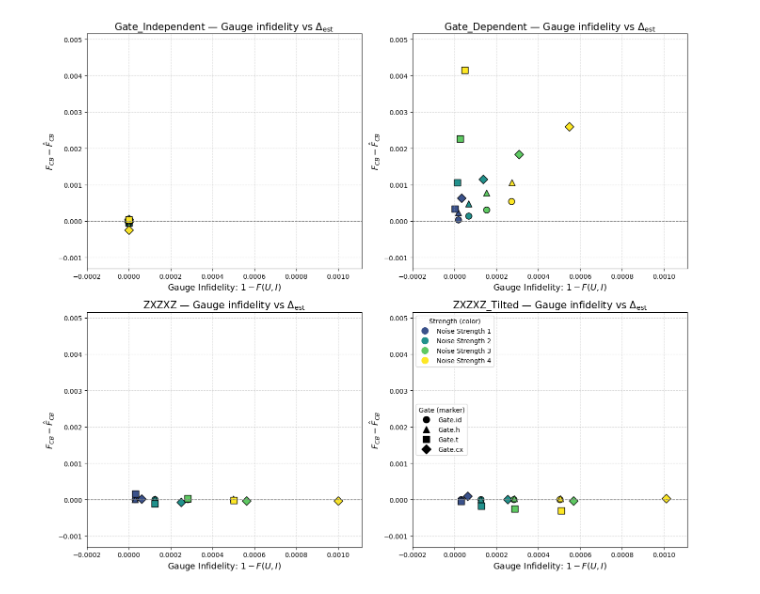
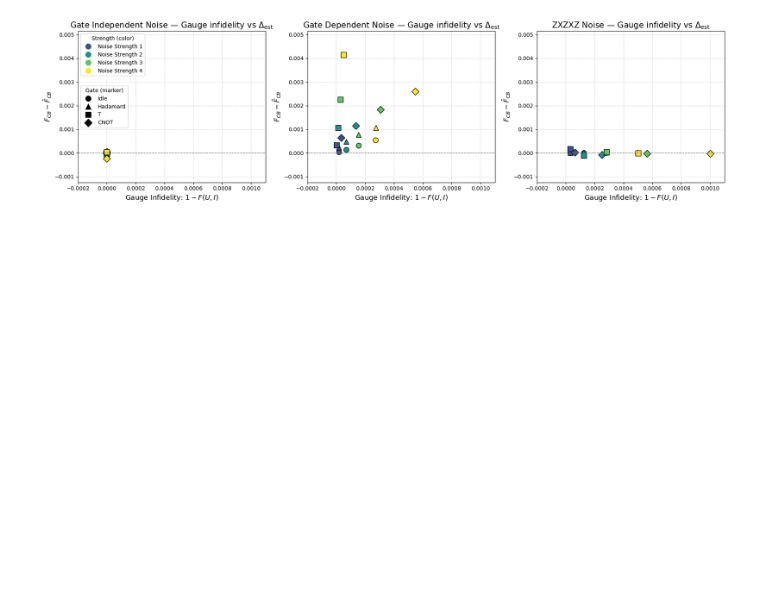
Before and after one commit to DaneshMorales/trueQ, a Jupyter notebook: cb-gauge-numerics/plots copy.ipynb, the cells around one changed output. Drawn from its saved outputs; the diff is of its cells as text; code cells hidden in the pictures; blank space fills up the shorter version.

```diff
--- a/cb-gauge-numerics/plots copy.ipynb
+++ b/cb-gauge-numerics/plots copy.ipynb
@@ -76,31 +103,32 @@ plt.show()
 
 # ---------- Plot 3: Gauge correction gap Δ_gauge = F_CB - F_SCG vs Gate ----------
 
-df["Delta_gauge"] = df["F_CB"] - df["F_SCG"]
+df_filtered["Delta_gauge"] = df_filtered["F_CB"] - df_filtered["F_SCG"]
 
-global_min_ggap = df["Delta_gauge"].min()
-global_max_ggap = df["Delta_gauge"].max()
+global_min_ggap = df_filtered["Delta_gauge"].min()
+global_max_ggap = df_filtered["Delta_gauge"].max()
 pad_g = 0.001
 ymin_ggap = global_min_ggap - pad_g
 ymax_ggap = global_max_ggap + pad_g
 
-fig, axes = plt.subplots(2, 2, figsize=(14, 12), sharey=False)
+fig, axes = plt.subplots(1, 3, figsize=(18, 5), sharey=False)
 
 for ax, model in zip(axes.flatten(), models):
-    sub = df[df["Error_Model"] == model]
+    sub = df_filtered[df_filtered["Error_Model"] == model]
+    model_pretty = sub["Model_pretty"].iloc[0]
     for strength in sorted(sub["Strength"].unique()):
-        ss = sub[sub["Strength"] == strength].set_index("Gate").loc[gates]
+        ss = sub[sub["Strength"] == strength].set_index("Gate_pretty").loc[gates]
         x = np.arange(len(gates))
         ax.scatter(x, ss["Delta_gauge"], label=f"Noise Strength {strength}", s=70)
-    ax.set_title(f"{model} — $\\Delta_{{\\mathrm{{gauge}}}} = F_{{CB}} - F_{{SCG}}$", fontsize=14)
+    ax.set_title(f"{model_pretty} — $\\Delta_{{\\mathrm{{gauge}}}} = F_{{CB}} - F_{{SCG}}$", fontsize=14)
     ax.set_xticks(np.arange(len(gates)))
-    ax.set_xticklabels(gates, rotation=45, fontsize=12)
+    ax.set_xticklabels(gates, rotation=0, fontsize=12)
     ax.set_ylim(ymin_ggap, ymax_ggap)
     ax.set_ylabel("$\\Delta_{\\mathrm{gauge}}$", fontsize=12)
     ax.axhline(0.0, color='gray', linestyle='--', linewidth=1)
     ax.grid(True, linestyle='--', alpha=0.5)
 
-axes[1, 1].legend(title="Strength", fontsize=12)
+axes[0].legend(title="Strength", fontsize=12, loc = 'best')
 plt.tight_layout()
 plt.show()
 # %% [output]
@@ -109,42 +147,41 @@ plt.show()
 # ---------- Plot 4: Gauge Fidelity vs Estimation gap, per model ----------
 
 # Recompute gaps
-df["Delta_est"] = df["F_CB"] - df["F_CB_hat"]
-df['Gauge_Infidelity'] = 1-df['Gauge_Fidelity']
-# Recompute Delta_est
-df["Delta_est"] = df["F_CB"] - df["F_CB_hat"]
+df_filtered["Delta_est"] = df_filtered["F_CB"] - df_filtered["F_CB_hat"]
+df_filtered['Gauge_Infidelity'] = 1-df_filtered['Gauge_Fidelity']
 
 # Global limits for Delta_est
 pad_y = 0.001
-ymin_gap = df["Delta_est"].min() - pad_y
-ymax_gap = df["Delta_est"].max() + pad_y
+ymin_gap = df_filtered["Delta_est"].min() - pad_y
+ymax_gap = df_filtered["Delta_est"].max() + pad_y
 
 # Gauge fidelity x-limits
 pad_x = 0.0001
-xmin_gf = df["Gauge_Infidelity"].min() - pad_x
-xmax_gf = min(1.0, df["Gauge_Infidelity"].max() + pad_x)
+xmin_gf = df_filtered["Gauge_Infidelity"].min() - pad_x
+xmax_gf = min(1.0, df_filtered["Gauge_Infidelity"].max() + pad_x)
 
 # Color map by strength
-strengths = sorted(df["Strength"].unique())
+strengths = sorted(df_filtered["Strength"].unique())
 color_map = {s: plt.cm.viridis((i + 1) / len(strengths)) for i, s in enumerate(strengths)}
 
 # Marker map by gate
 marker_map = {
-    "Gate.id": "o",
-    "Gate.h": "^",
-    "Gate.t": "s",
-    "Gate.cx": "D",
+    "Idle": "o",
+    "Hadamard": "^",
+    "T": "s",
+    "CNOT": "D",
 }
 
 # Plot: Gauge Fidelity vs Delta_est, with separate legends for strength and gate
-fig, axes = plt.subplots(2, 2, figsize=(14, 12), sharey=False)
+fig, axes = plt.subplots(1, 3, figsize=(18, 5), sharey=False)
 
 for ax, model in zip(axes.flatten(), models):
-    sub = df[df["Error_Model"] == model]
+    sub = df_filtered[df_filtered["Error_Model"] == model]
+    model_pretty = sub["Model_pretty"].iloc[0]
 
     for strength in strengths:
         for gate in gates:
-            row = sub[(sub["Strength"] == strength) & (sub["Gate"] == gate)]
+            row = sub[(sub["Strength"] == strength) & (sub["Gate_pretty"] == gate)]
             if row.empty:
                 continue
 
@@ -160,7 +197,7 @@ for ax, model in zip(axes.flatten(), models):
                 edgecolor="black"
             )
 
-    ax.set_title(f"{model} — Gauge infidelity vs $\\Delta_{{\\mathrm{{est}}}}$", fontsize=15)
+    ax.set_title(f"{model_pretty} — Gauge infidelity vs $\\Delta_{{\\mathrm{{est}}}}$", fontsize=15)
     ax.set_xlabel("Gauge Infidelity: $1- F(U,I)$", fontsize=13)
     ax.set_ylabel("$F_{CB} - \\hat F_{CB}$", fontsize=13)
     ax.axhline(0.0, color="gray", linestyle="--", linewidth=1)
@@ -172,8 +209,6 @@ for ax, model in zip(axes.flatten(), models):
 
     ax.grid(True, linestyle="--", alpha=0.5)
 
-    ax.grid(True, linestyle="--", alpha=0.5)
-
 # Strength legend (color)
 strength_handles = [
     plt.Line2D([0], [0], marker='o', color=color_map[s], linestyle='', markersize=10)
@@ -181,12 +216,12 @@ strength_handles = [
 ]
 strength_labels = [f"Noise Strength {s}" for s in strengths]
 
-strength_legend = axes[1, 1].legend(
+strength_legend = axes[0].legend(
     strength_handles, strength_labels,
     title="Strength (color)", fontsize=10,
     loc="upper left"
 )
-axes[1, 1].add_artist(strength_legend)
+axes[0].add_artist(strength_legend)
 
 # Gate legend (marker)
 gate_handles = [
@@ -195,7 +230,7 @@ gate_handles = [
 ]
 gate_labels = gates
 
-axes[1, 1].legend(
+axes[0].legend(
     gate_handles, gate_labels,
     title="Gate (marker)", fontsize=10,
     loc="center left"
@@ -207,3 +262,3 @@ plt.show()
-[figure, old version]
+[figure, new version]
 # %%
 # Recompute gaps
```
Also changed, not shown: parts of 11 cells of this notebook, 8 other files.
